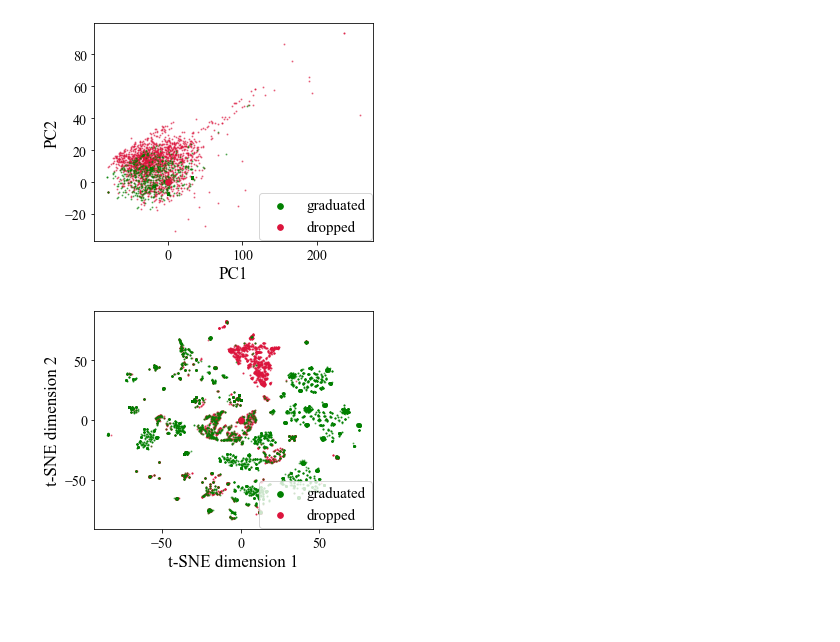
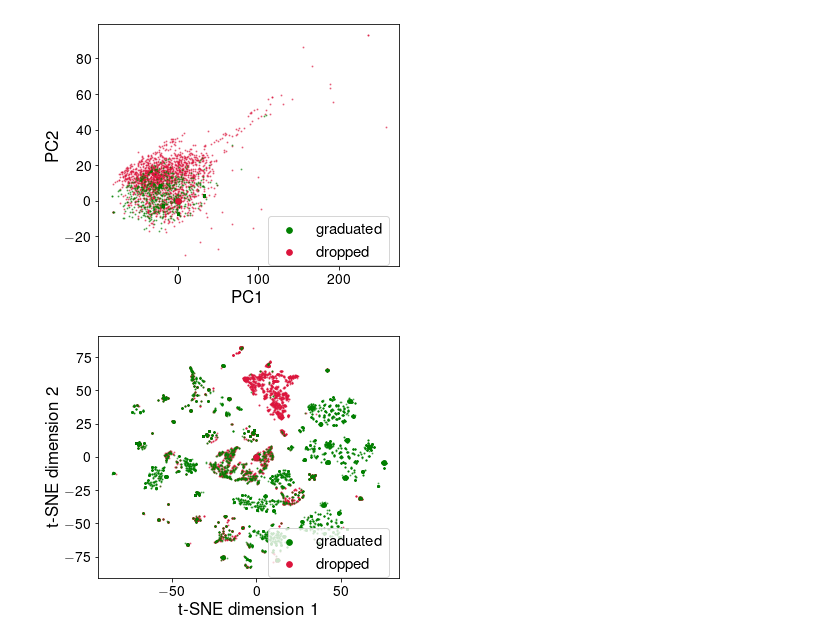
Before and after one commit to kortukov/learning_analytics, a Jupyter notebook: experiments/4_dimensionality_reduction.ipynb, the cells around one changed output. Cells and saved outputs as stored; diff of their text form; code cells hidden in the pictures; blank space fills up the shorter version.

```diff
--- a/experiments/4_dimensionality_reduction.ipynb
+++ b/experiments/4_dimensionality_reduction.ipynb
@@ -10,7 +10,10 @@ from sklearn.decomposition import PCA
 from sklearn.manifold import TSNE
 
 import matplotlib.pyplot as plt
-plt.rcParams["font.family"] = "Times New Roman"
+from tueplots import bundles
+plt.rcParams.update(bundles.neurips2021())
+
+# plt.rcParams["font.family"] = "Times New Roman"
 
 from src import config
 # %%
@@ -50,31 +53,31 @@ axs.set_ylabel("PC2", fontsize=17)
 axs.tick_params(axis='both', labelsize=14)
 axs.scatter([0], [0], s=32, c="green", label="graduated")
 axs.scatter([0], [0], s=32, c="crimson", label="dropped")
-axs.legend(loc=(0.59, 0.003), fontsize=15)
+axs.legend(loc=(0.563, 0.003), fontsize=15)
 extent = axs.get_window_extent().transformed(fig.dpi_scale_trans.inverted())
 
 fig.savefig("gfx/pca.pdf", bbox_inches=extent.expanded(1.4, 1.4))
 plt.show()
 # %% [output]
-[figure, old version]
+[figure, new version]
 # %%
 # plotting t-SNE
 fig, axs = plt.subplots(1, 1, figsize=(5, 4))
 
 axs.scatter(df_2d_tsne[df_2d_tsne["dropped"] == 0].x, df_2d_tsne[df_2d_tsne["dropped"] == 0].y,
                s=1, alpha=0.5, c="crimson")
 axs.scatter(df_2d_tsne[df_2d_tsne["dropped"] == 1].x, df_2d_tsne[df_2d_tsne["dropped"] == 1].y,
                s=1, alpha=0.5, c="green")
 
 axs.set_xlabel("t-SNE dimension 1", fontsize=17)
 axs.set_ylabel("t-SNE dimension 2", fontsize=17)
 axs.tick_params(axis='both', labelsize=14)
 axs.scatter([0], [0], s=32, c="green", label="graduated")
 axs.scatter([0], [0], s=32, c="crimson", label="dropped")
-axs.legend(loc=(0.59, 0.003), fontsize=15)
+axs.legend(loc=(0.563, 0.003), fontsize=15)
 
 extent = axs.get_window_extent().transformed(fig.dpi_scale_trans.inverted())
 fig.savefig("gfx/tsne.pdf", bbox_inches=extent.expanded(1.4, 1.4))
 plt.show()
 # %% [output]
-[figure, old version]
+[figure, new version]
```
Also changed, not shown: 8 other files.
